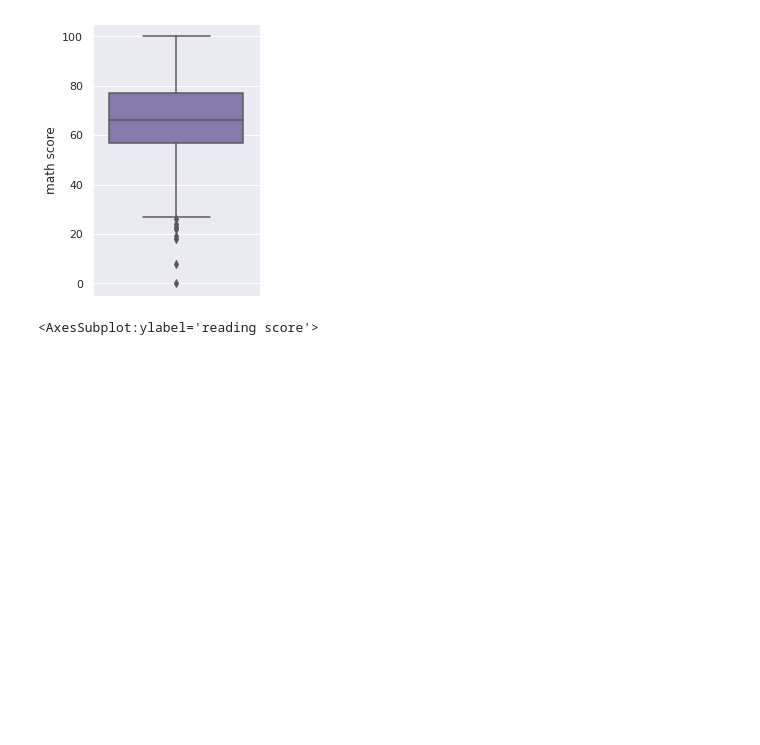
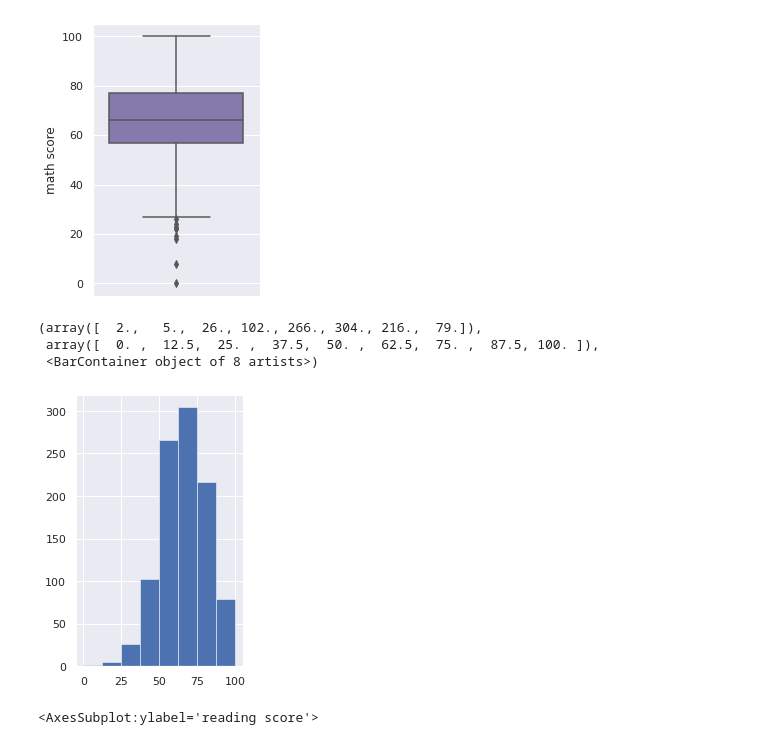
Before and after one commit to luis-fnogueira/students-performance, a Jupyter notebook: students-performance.ipynb, the cells around one changed output. Drawn from its saved outputs; the diff is of its cells as text; code cells hidden in the pictures; blank space fills up the shorter version.

```diff
--- a/students-performance.ipynb
+++ b/students-performance.ipynb
@@ -8,6 +8,8 @@ import pandas as pd # data processing, CSV file I/O (e.g. pd.read_csv)
 import seaborn as sns
 import matplotlib.pyplot as plt
 
+
+plt.rcParams['figure.figsize'] = [22, 20]
 # Input data files are available in the read-only "../input/" directory
 # For example, running this (by clicking run or pressing Shift+Enter) will list all files under the input directory
 
@@ -88,6 +90,15 @@ sns.boxplot(y="math score",
 # %% [output]
 <AxesSubplot:ylabel='math score'>
 [figure]
+# %%
+fig, ax = plt.subplots()
+
+ax.hist(df['math score'], bins=8, linewidth=0.5, edgecolor="white")
+# %% [output]
+(array([  2.,   5.,  26., 102., 266., 304., 216.,  79.]),
+ array([  0. ,  12.5,  25. ,  37.5,  50. ,  62.5,  75. ,  87.5, 100. ]),
+ <BarContainer object of 8 artists>)
+[figure, added]
 # %%
 # Distribution for reading score
 
```
Also changed, not shown: parts of 2 cells of this notebook.
